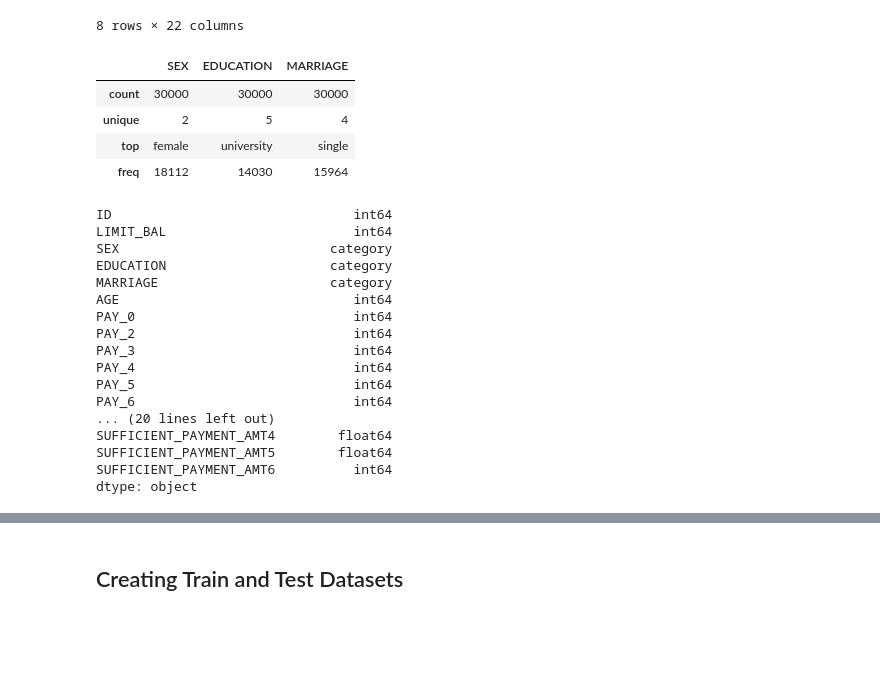
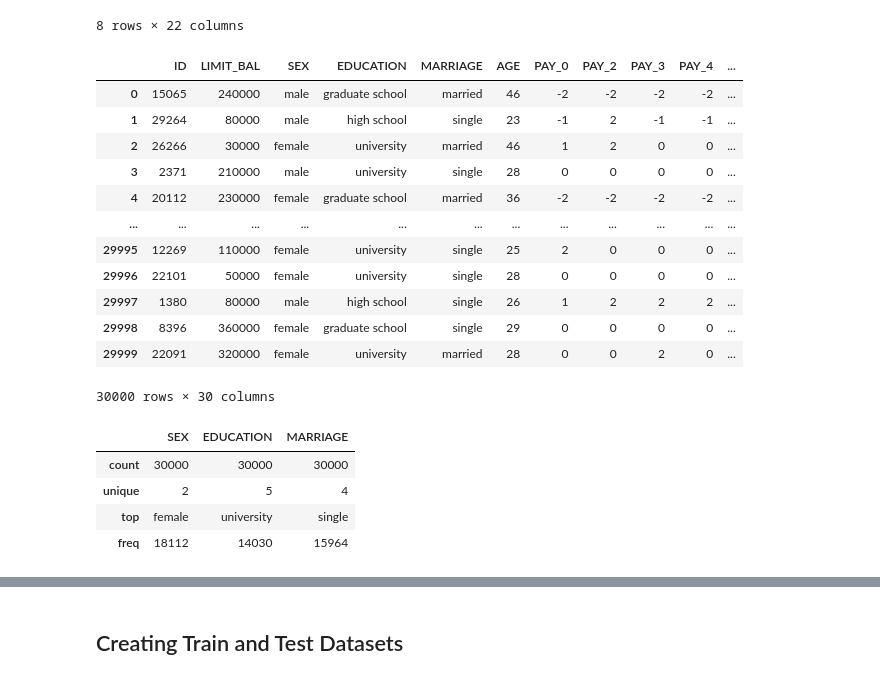
Before and after one commit to NeuralKnights/CodeML2023_Challenge3, a Jupyter notebook: Challenge3_pm.ipynb, the cells around one changed output, grey strips where cells are left out. Saved outputs shown, nothing was run; the diff lists cells and outputs as text; code cells hidden in the pictures; blank space fills up the shorter version.

```diff
--- a/Challenge3_pm.ipynb
+++ b/Challenge3_pm.ipynb
@@ -54,24 +53,40 @@ df.describe()
 # %%
 # Create "Remaining Amount" Column
 df["RMN_AMT2"] = df["BILL_AMT2"] - df["PAY_AMT1"]
 df["RMN_AMT3"] = df["BILL_AMT3"] - df["PAY_AMT2"]
 df["RMN_AMT4"] = df["BILL_AMT4"] - df["PAY_AMT3"]
 df["RMN_AMT5"] = df["BILL_AMT5"] - df["PAY_AMT4"]
 df["RMN_AMT6"] = df["BILL_AMT6"] - df["PAY_AMT5"]
 
 # Create "Sufficient Payment"
 df["SUFFICIENT_PAYMENT_AMT2"] = np.where(df["RMN_AMT2"] <= 0, 1, 0)
 df["SUFFICIENT_PAYMENT_AMT3"] = np.where(df["RMN_AMT3"] <= 0, 1, 0)
 df["SUFFICIENT_PAYMENT_AMT4"] = np.where(df["RMN_AMT4"] <= 0, 1, 0)
 df["SUFFICIENT_PAYMENT_AMT5"] = np.where(df["RMN_AMT5"] <= 0, 1, 0)
 df["SUFFICIENT_PAYMENT_AMT6"] = np.where(df["RMN_AMT6"] <= 0, 1, 0)
 
 # Add weight to most recent months
 df["SUFFICIENT_PAYMENT_AMT2"] = df["SUFFICIENT_PAYMENT_AMT2"]*1.4
 df["SUFFICIENT_PAYMENT_AMT3"] = df["SUFFICIENT_PAYMENT_AMT3"]*1.3
 df["SUFFICIENT_PAYMENT_AMT4"] = df["SUFFICIENT_PAYMENT_AMT4"]*1.2
 df["SUFFICIENT_PAYMENT_AMT5"] = df["SUFFICIENT_PAYMENT_AMT5"]*1.1
 df["SUFFICIENT_PAYMENT_AMT6"] = df["SUFFICIENT_PAYMENT_AMT6"]*1
+
+df.drop(['RMN_AMT2', 'RMN_AMT3', 'RMN_AMT4', 'RMN_AMT5', 'RMN_AMT6'], axis=1)
+# %% [output]
+|  | ID | LIMIT_BAL | SEX | EDUCATION | MARRIAGE | AGE | PAY_0 | PAY_2 | PAY_3 | PAY_4 | ... |
+| 0 | 15065 | 240000 | male | graduate school | married | 46 | -2 | -2 | -2 | -2 | ... |
+| 1 | 29264 | 80000 | male | high school | single | 23 | -1 | 2 | -1 | -1 | ... |
+| 2 | 26266 | 30000 | female | university | married | 46 | 1 | 2 | 0 | 0 | ... |
+| 3 | 2371 | 210000 | male | university | single | 28 | 0 | 0 | 0 | 0 | ... |
+| 4 | 20112 | 230000 | female | graduate school | married | 36 | -2 | -2 | -2 | -2 | ... |
+| ... | ... | ... | ... | ... | ... | ... | ... | ... | ... | ... | ... |
+| 29995 | 12269 | 110000 | female | university | single | 25 | 2 | 0 | 0 | 0 | ... |
+| 29996 | 22101 | 50000 | female | university | single | 28 | 0 | 0 | 0 | 0 | ... |
+| 29997 | 1380 | 80000 | male | high school | single | 26 | 1 | 2 | 2 | 2 | ... |
+| 29998 | 8396 | 360000 | female | graduate school | single | 29 | 0 | 0 | 0 | 0 | ... |
+| 29999 | 22091 | 320000 | female | university | married | 28 | 0 | 0 | 2 | 0 | ... |
+30000 rows × 30 columns
 # %%
 df.describe(exclude=np.number) # Describe Categorical Values
 # %% [output]
@@ -84,22 +99,3 @@ df.describe(exclude=np.number) # Describe Categorical Values
 cats = df.select_dtypes(exclude=np.number).columns.tolist()
 for cat in cats:
     df[cat] = df[cat].astype('category')
-df.dtypes
-# %% [output]
-ID                               int64
-LIMIT_BAL                        int64
-SEX                           category
-EDUCATION                     category
-MARRIAGE                      category
-AGE                              int64
-PAY_0                            int64
-PAY_2                            int64
-PAY_3                            int64
-PAY_4                            int64
-PAY_5                            int64
-PAY_6                            int64
-... (20 lines left out)
-SUFFICIENT_PAYMENT_AMT4        float64
-SUFFICIENT_PAYMENT_AMT5        float64
-SUFFICIENT_PAYMENT_AMT6          int64
-dtype: object
```
Also changed, not shown: parts of 8 cells of this notebook.
